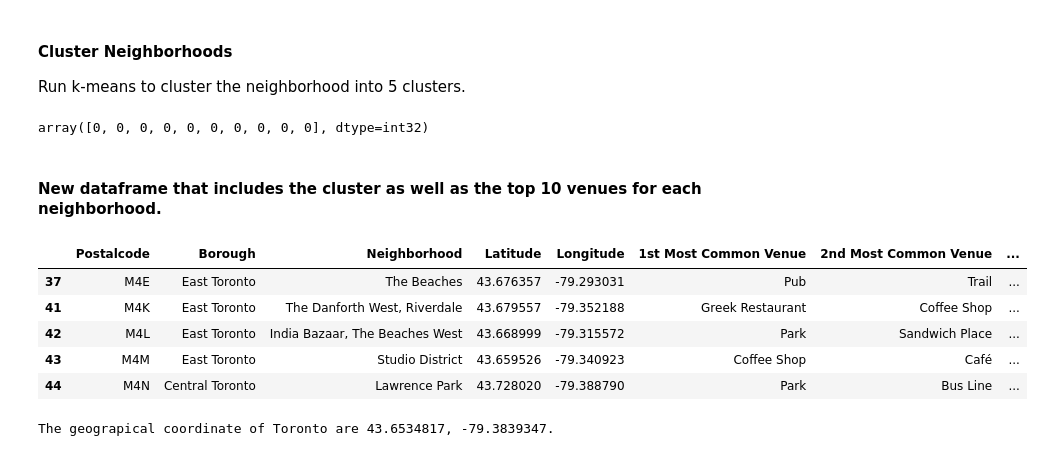
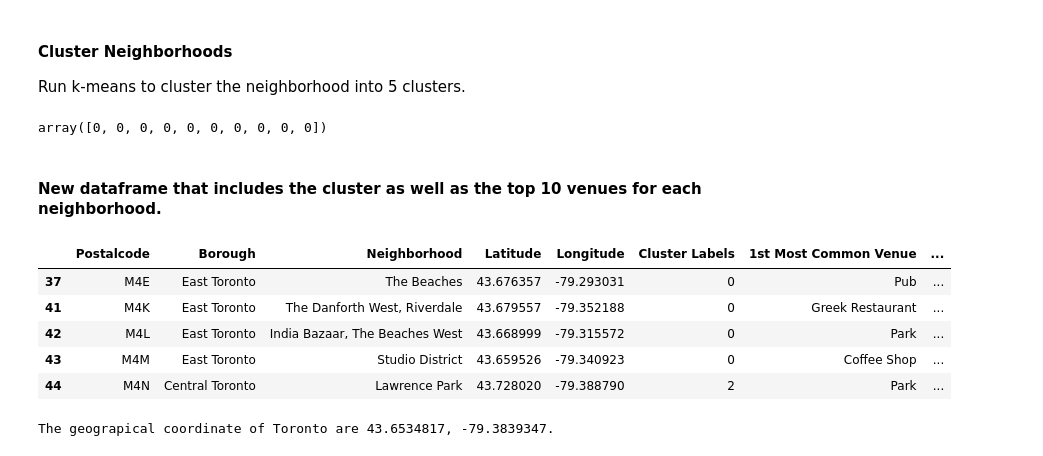
Before and after one commit to xetaro/coursera-capstone-project, a Jupyter notebook: The Battle of Neighborhoods .ipynb, the cells around one changed output. Saved outputs shown, nothing was run; the diff lists cells and outputs as text; code cells hidden in the pictures.

```diff
--- a/The Battle of Neighborhoods .ipynb
+++ b/The Battle of Neighborhoods .ipynb
@@ -230,9 +240,9 @@ plt.show()
 # %%
 CLIENT_ID = 'xxxxx' # your Foursquare ID
 
-CLIENT_SECRET = 'yyyy' # your Foursquare Secret
+CLIENT_SECRET = 'yyyyyy' # your Foursquare Secret
 
-VERSION = 'zzzz'
+VERSION = 'zzzzzz'
 # %%
 def getNearbyVenues(names, latitudes, longitudes):
     radius=500
@@ -446,23 +456,26 @@ kmeans = KMeans(n_clusters=kclusters, random_state=0).fit(toronto_grouped_cluste
 # check cluster labels generated for each row in the dataframe
 kmeans.labels_[0:10]
 # %% [output]
-array([0, 0, 0, 0, 0, 0, 0, 0, 0, 0], dtype=int32)
+array([0, 0, 0, 0, 0, 0, 0, 0, 0, 0])
 # %% [markdown]
 #### New dataframe that includes the cluster as well as the top 10 venues for each neighborhood.
 # %%
+# add clustering labels
+neighborhoods_venues_sorted.insert(0, 'Cluster Labels', kmeans.labels_)
+
 toronto_merged = toronto_data
 
 # merge toronto_grouped with toronto_data to add latitude/longitude for each neighborhood
 toronto_merged = toronto_merged.join(neighborhoods_venues_sorted.set_index('Neighborhood'), on='Neighborhood')
 
 toronto_merged.head()
 # %% [output]
-|  | Postalcode | Borough | Neighborhood | Latitude | Longitude | 1st Most Common Venue | 2nd Most Common Venue | ... |
-| 37 | M4E | East Toronto | The Beaches | 43.676357 | -79.293031 | Pub | Trail | ... |
-| 41 | M4K | East Toronto | The Danforth West, Riverdale | 43.679557 | -79.352188 | Greek Restaurant | Coffee Shop | ... |
-| 42 | M4L | East Toronto | India Bazaar, The Beaches West | 43.668999 | -79.315572 | Park | Sandwich Place | ... |
-| 43 | M4M | East Toronto | Studio District | 43.659526 | -79.340923 | Coffee Shop | Café | ... |
-| 44 | M4N | Central Toronto | Lawrence Park | 43.728020 | -79.388790 | Park | Bus Line | ... |
+|  | Postalcode | Borough | Neighborhood | Latitude | Longitude | Cluster Labels | 1st Most Common Venue | ... |
+| 37 | M4E | East Toronto | The Beaches | 43.676357 | -79.293031 | 0 | Pub | ... |
+| 41 | M4K | East Toronto | The Danforth West, Riverdale | 43.679557 | -79.352188 | 0 | Greek Restaurant | ... |
+| 42 | M4L | East Toronto | India Bazaar, The Beaches West | 43.668999 | -79.315572 | 0 | Park | ... |
+| 43 | M4M | East Toronto | Studio District | 43.659526 | -79.340923 | 0 | Coffee Shop | ... |
+| 44 | M4N | Central Toronto | Lawrence Park | 43.728020 | -79.388790 | 2 | Park | ... |
 # %%
 address = 'Toronto, CA'
 
```
Also changed, not shown: parts of 17 cells of this notebook.
